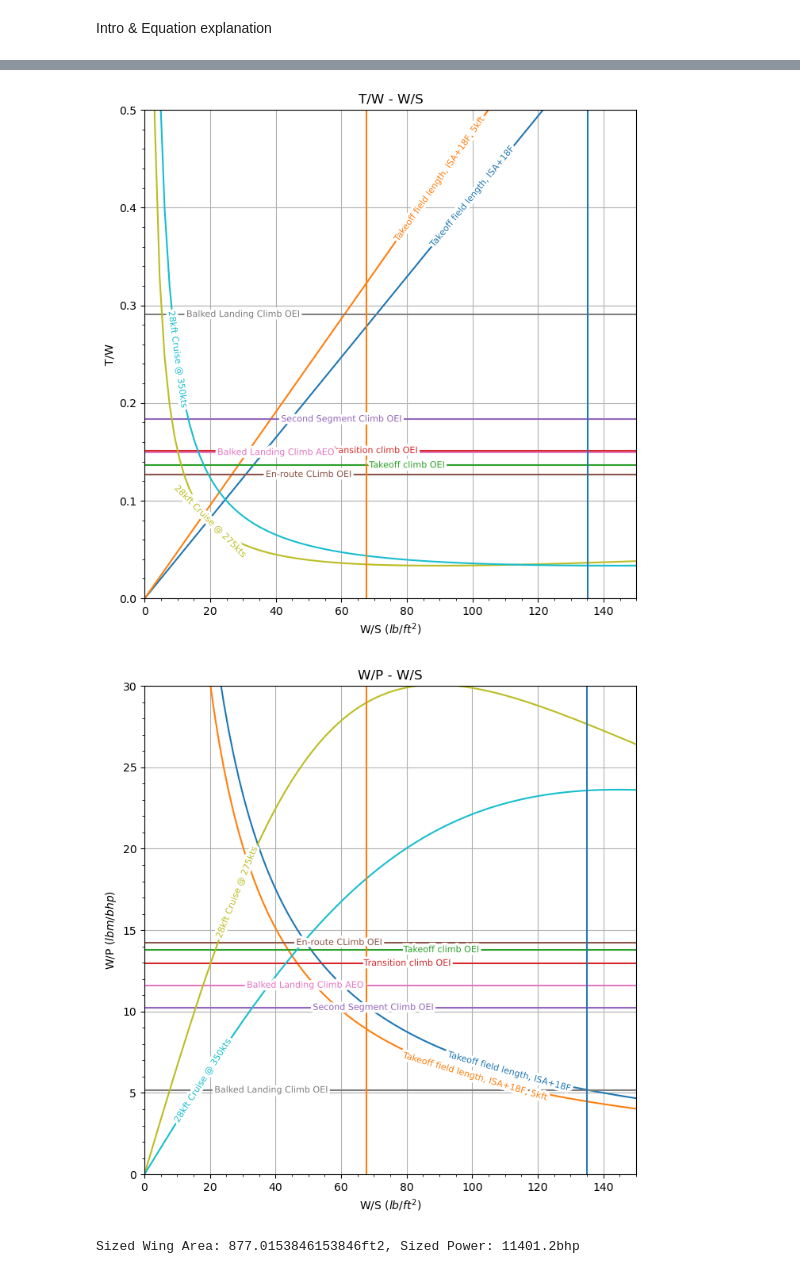
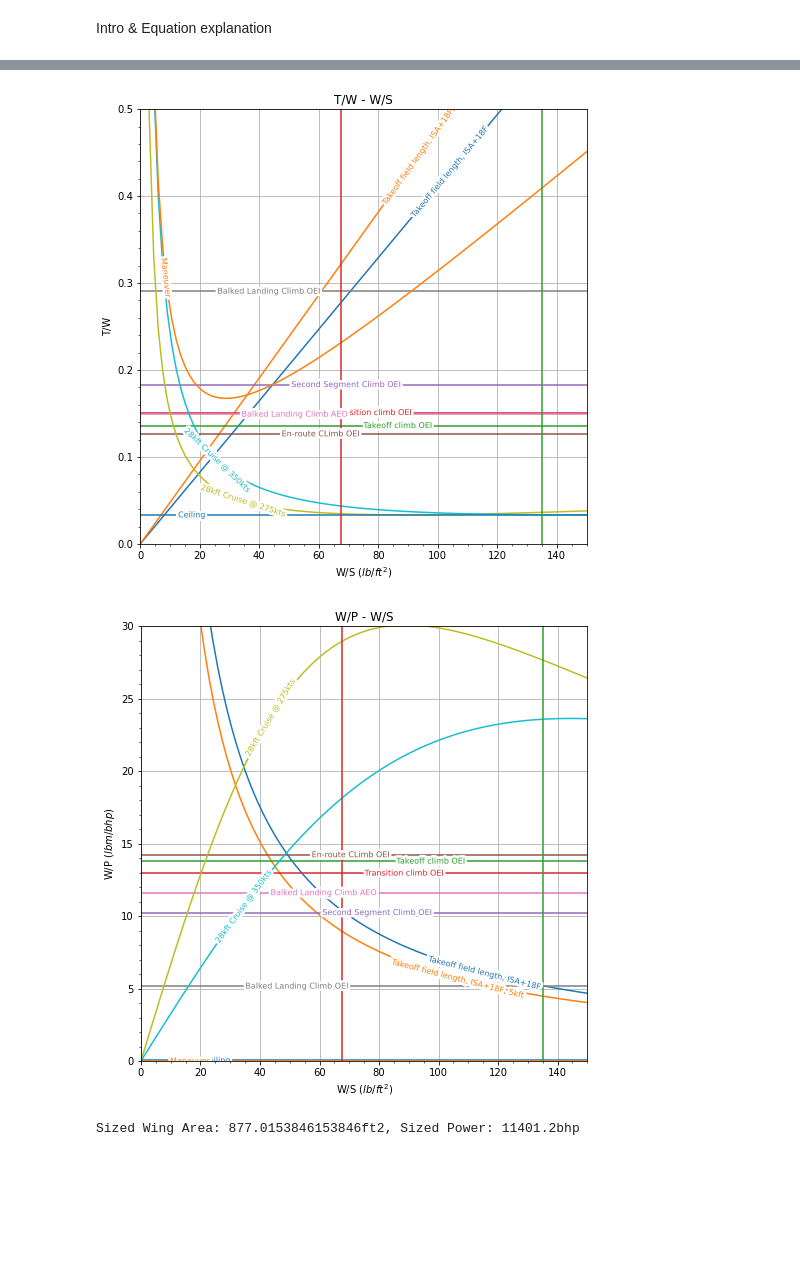
Before and after one commit to jucobee/START, a Jupyter notebook: PreliminarySizing.ipynb, the cells around one changed output, grey strips where cells are left out. Cells and saved outputs as stored; diff of their text form; code cells hidden in the pictures; blank space fills up the shorter version.

```diff
--- a/PreliminarySizing.ipynb
+++ b/PreliminarySizing.ipynb
@@ -188,6 +188,19 @@ tw_cruise_target = ((q_target*c_do)/ws) + ws*(1/(q_target*(np.pi)*AR*e_v[0])) #
 wp_cruise_min = 1/tw_cruise_min/(V_min/(eta_p_max*550)) # wp at cruise requirement
 wp_cruise_target = 1/tw_cruise_target/(V_target/(eta_p_max*550)) # wp at cruise target
 
+## Maneuver
+# Assumtions:
+# 28kft altitude
+# Indefinite turn at constant speed and altitude
+n = 2.5 # Load factor
+tw_maneuver = ((q_target * c_do) / ws) + (ws * ((4 * n**2) / (q_target * np.pi * AR * e_v[0])))
+wp_maneuver = 1 / (tw_maneuver * (V_target / eta_p_max))
+
+## Ceiling
+k = 1 / (np.pi * AR * e_v[0])
+tw_ceil = (2 * np.sqrt(k * c_do)) * np.ones(N)
+wp_ceil = 1 / (tw_ceil * (V_target / eta_p_max))
+
 ## Approach Speed (in terms of stall speed)
 CL_max_L = 3.3 # (Roskam)
 V_a = 141*1.68780986 # ft/s approach speed, requirement
@@ -219,9 +232,12 @@ plt.plot(ws, tw_climb_BLC_OEI, label='Balked Landing Climb OEI', linestyle='-')
 
 plt.plot(ws, tw_cruise_min, label='28kft Cruise @ 275kts', linestyle='-')
 plt.plot(ws, tw_cruise_target, label='28kft Cruise @ 350kts', linestyle='-')
+plt.plot(ws, tw_ceil, label='Ceiling', linestyle='-')
+plt.plot(ws, tw_maneuver, label='Maneuver', linestyle='-')
 
 plt.plot(ws_approach_SLp18, tw, label='Approach @ 141kts', linestyle='-')
 plt.plot(ws_landing_SLp18, tw, label='Landing field length', linestyle='-')
+
 
 plt.ylim(0, 0.5), plt.xlim(0, 150)
 plt.grid()
@@ -234,35 +250,38 @@ labelLines(plt.gca().get_lines(), zorder=2.5,fontsize = 8,xvals=(0,130))
 # plotting WP
 plt.figure(figsize=(8,8))
 plt.title('W/P - W/S')
 plt.xlabel("W/S $(lb/ft^2)$")
 plt.ylabel("W/P $(lbm/bhp)$")
 plt.plot(ws, wp_tofl, label='Takeoff field length, ISA+18F', linestyle='-')
 plt.plot(ws, wp_tofl_5kft, label='Takeoff field length, ISA+18F, 5kft', linestyle='-')
 
 plt.plot(ws, wp_climb_TO, label='Takeoff climb OEI', linestyle='-')
 plt.plot(ws, wp_climb_TC, label='Transition climb OEI', linestyle='-')
 plt.plot(ws, wp_climb_SSC, label='Second Segment Climb OEI', linestyle='-')
 plt.plot(ws, wp_climb_ERC, label='En-route CLimb OEI', linestyle='-')
 plt.plot(ws, wp_climb_BLC_AEO, label='Balked Landing Climb AEO', linestyle='-')
 plt.plot(ws, wp_climb_BLC_OEI, label='Balked Landing Climb OEI', linestyle='-')
 
 plt.plot(ws, wp_cruise_min, label='28kft Cruise @ 275kts', linestyle='-')
 plt.plot(ws, wp_cruise_target, label='28kft Cruise @ 350kts', linestyle='-')
 
+plt.plot(ws, wp_ceil, label='Ceiling', linestyle='-')
+plt.plot(ws, wp_maneuver, label='Maneuver', linestyle='-')
+
 plt.plot(ws_approach_SLp18, wp, label='Approach @ 141kts', linestyle='-')
 plt.plot(ws_landing_SLp18, wp, label='Landing field length', linestyle='-')
 
 
 # plt.plot(ws, tw_climb, label='Takeoff climb', linestyle='-')
 
 plt.ylim(0, 30), plt.xlim(0, 150)
 plt.grid()
 plt.minorticks_on()
 labelLines(plt.gca().get_lines(), zorder=2.5,fontsize = 8)
 plt.show()
 # %% [output]
-[figure, old version]
+[figure, new version]
-[figure, old version]
+[figure, new version]
 # %%
 print('Sized Wing Area: {}ft2, Sized Power: {}bhp'.format(w_to/65, w_to/5))
 # %% [output]
```
Also changed, not shown: parts of 1 cell of this notebook.
